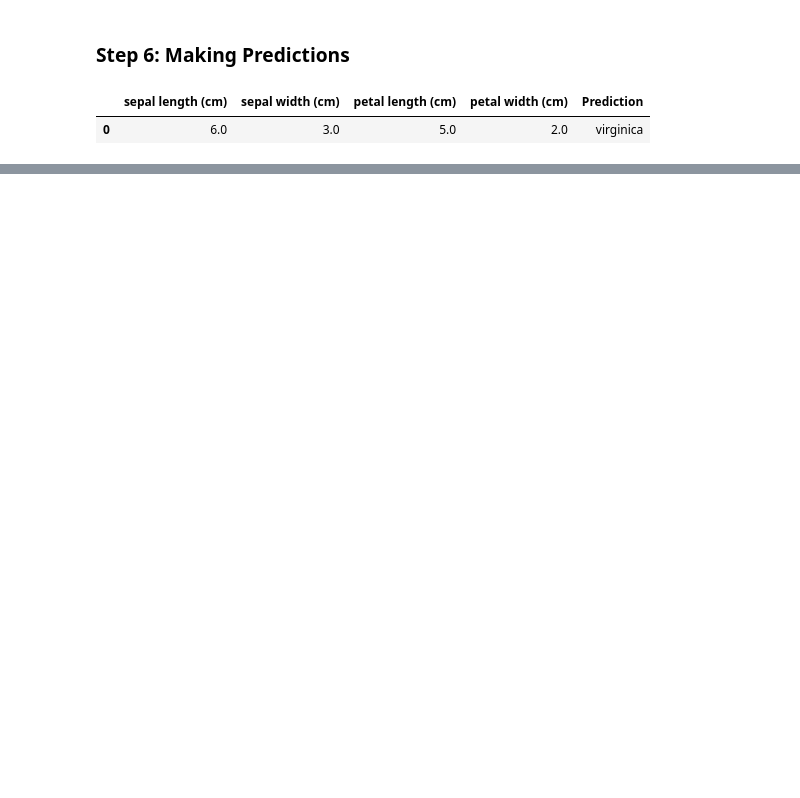
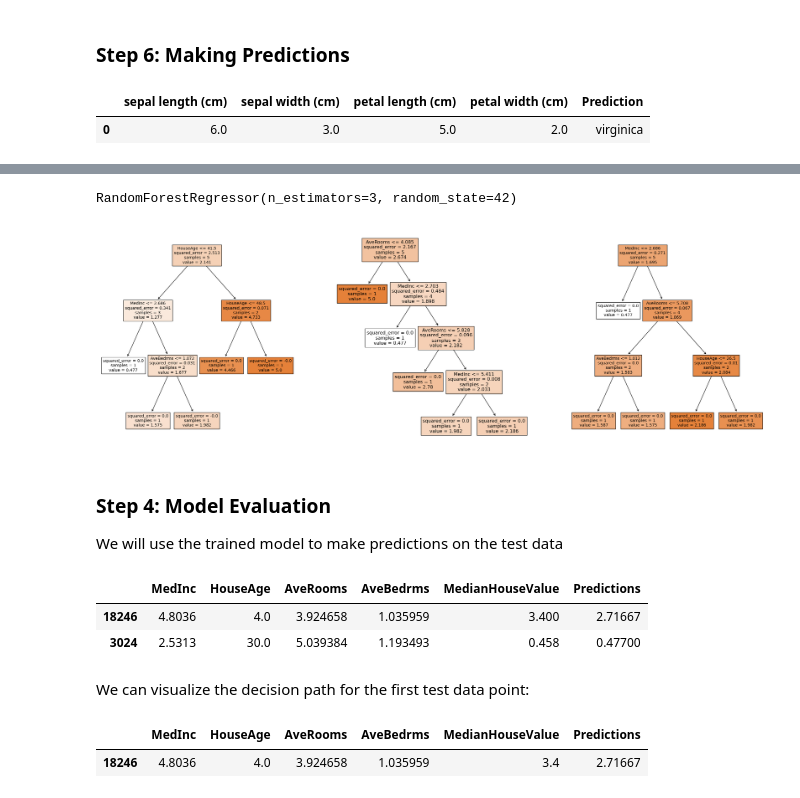
Before and after one commit to themarisolhernandez/ds-review-lessons, a Jupyter notebook: 08-random-forest.ipynb, the cells around one changed output, grey strips where cells are left out. Saved outputs shown, nothing was run; the diff lists cells and outputs as text; code cells hidden in the pictures; blank space fills up the shorter version.

```diff
--- a/08-random-forest.ipynb
+++ b/08-random-forest.ipynb
@@ -330,0 +387,4 @@ new_data_df
+# %%
+# Separate the features and target
+X = df.drop('MedianHouseValue', axis=1)
+X
@@ -330,0 +403,4 @@ new_data_df
+# %%
+# Separate the features and target
+y = df['MedianHouseValue']
+y
@@ -330,0 +421,9 @@ new_data_df
+# %%
+# Split the data into training and test sets
+X_train, X_test, y_train, y_test = train_test_split(X, y, test_size=0.2, random_state=42)
+
+# Display the shapes of the splits
+print("X_train shape:", X_train.shape)
+print("y_train shape:", y_train.shape)
+print("X_test shape:", X_test.shape)
+print("y_test shape:", y_test.shape)
@@ -330,0 +448,39 @@ new_data_df
+# %%
+model = RandomForestRegressor(n_estimators=3, random_state = 42)
+model.fit(X_train, y_train)
+# %% [output]
+RandomForestRegressor(n_estimators=3, random_state=42)
+# %%
+fig, axis = plt.subplots(1, 3, figsize = (30, 10))
+
+# Show the 3 trees
+tree.plot_tree(model.estimators_[0], ax = axis[0], feature_names = list(X_train.columns), class_names = labels, filled = True)
+tree.plot_tree(model.estimators_[1], ax = axis[1], feature_names = list(X_train.columns), class_names = labels, filled = True)
+tree.plot_tree(model.estimators_[2], ax = axis[2], feature_names = list(X_train.columns), class_names = labels, filled = True)
+
+plt.show()
+# %% [output]
+[figure, added]
+# %% [markdown]
+### Step 4: Model Evaluation
+
+We will use the trained model to make predictions on the test data
+# %%
+# Predict the labels for the test set
+y_pred = model.predict(X_test)
+
+test_df = X_test.copy()
+test_df["MedianHouseValue"] = y_test
+test_df["Predictions"] = y_pred
+test_df.head()
+# %% [output]
+|  | MedInc | HouseAge | AveRooms | AveBedrms | MedianHouseValue | Predictions |
+| 18246 | 4.8036 | 4.0 | 3.924658 | 1.035959 | 3.400 | 2.71667 |
+| 3024 | 2.5313 | 30.0 | 5.039384 | 1.193493 | 0.458 | 0.47700 |
+# %% [markdown]
+We can visualize the decision path for the first test data point:
+# %%
+test_df.head(1)
+# %% [output]
+|  | MedInc | HouseAge | AveRooms | AveBedrms | MedianHouseValue | Predictions |
+| 18246 | 4.8036 | 4.0 | 3.924658 | 1.035959 | 3.4 | 2.71667 |
```
Also changed, not shown: parts of 32 cells of this notebook, 2 other files.
